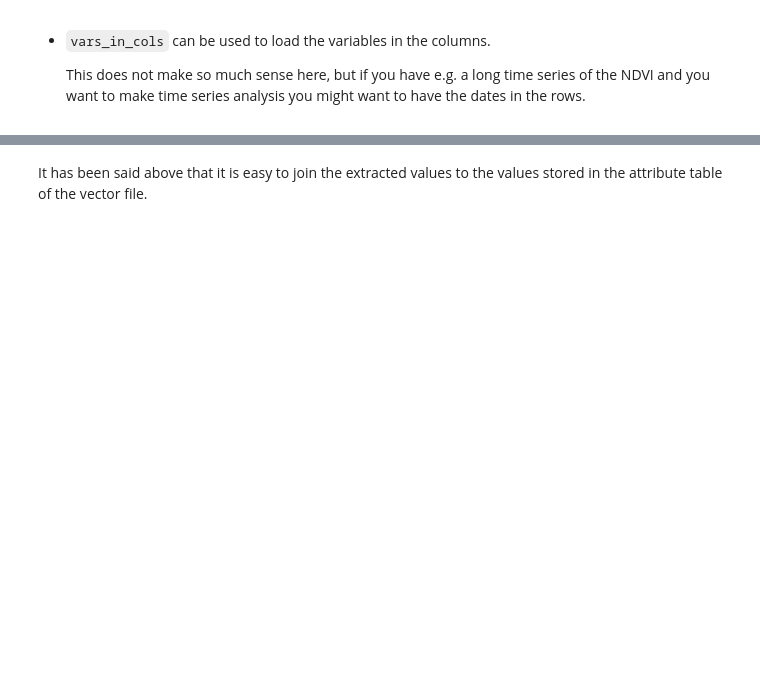
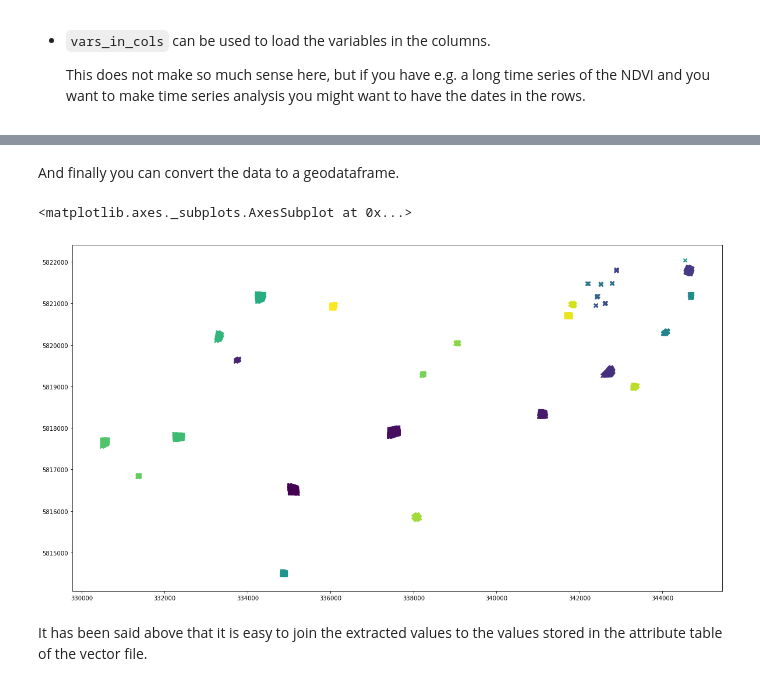
Before and after one commit to benmack/eo-box, a Jupyter notebook: examples/raster/extract_raster_values_with_vector_data.ipynb, the cells around one changed output, grey strips where cells are left out. Cells and saved outputs as stored; diff of their text form; code cells hidden in the pictures; blank space fills up the shorter version.

```diff
--- a/examples/raster/extract_raster_values_with_vector_data.ipynb
+++ b/examples/raster/extract_raster_values_with_vector_data.ipynb
@@ -189,3 +195,12 @@ extraction.load_extracted(extraction_dir, patterns=["*B??.npy"], vars_in_cols=Fa
+# %% [markdown]
+And finally you can convert the data to a geodataframe.
+# %%
+df_extracted = extraction.load_extracted(extraction_dir, patterns=["aux_*.npy", "*_B??.npy"])
+gdf_extracted = convert_df_to_geodf(df_extracted, crs=extraction_dir)
+gdf_extracted.plot(column='aux_vector_pid', marker='x', figsize=(20, 12))
+# %% [output]
+<matplotlib.axes._subplots.AxesSubplot at 0x...>
+[figure, added]
 # %% [markdown]
 It has been said above that it is easy to join the extracted values to the values stored in the attribute table of the vector file.
 # %%
```
Also changed, not shown: parts of 12 cells of this notebook, 5 other files.
